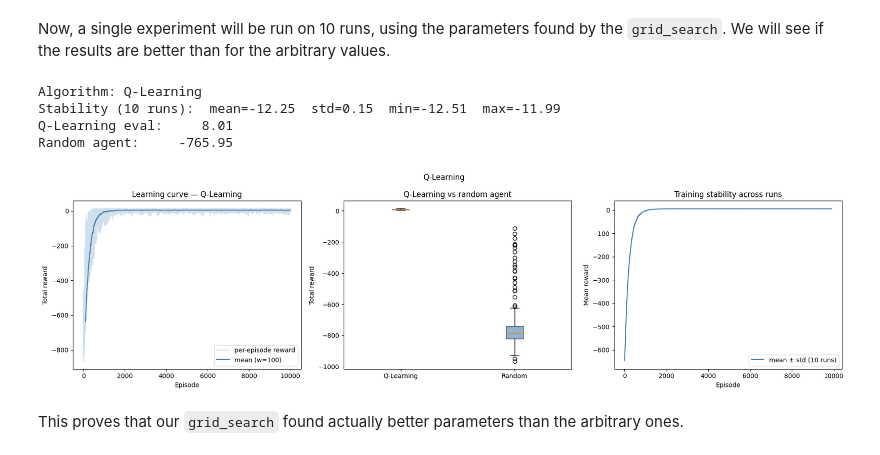
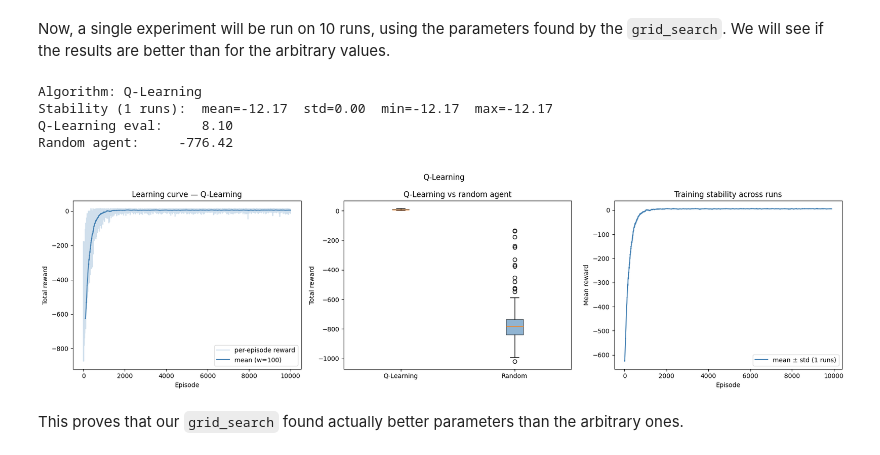
Before and after one commit to pitkwiecien/MachineLearning, a Jupyter notebook: ReinforcementLearning/ReinforcementLearning.ipynb, the cells around one changed output. Cells and saved outputs as stored; diff of their text form; code cells hidden in the pictures.

```diff
--- a/ReinforcementLearning/ReinforcementLearning.ipynb
+++ b/ReinforcementLearning/ReinforcementLearning.ipynb
@@ -146,20 +146,20 @@ Now, a single experiment will be run on 10 runs, using the parameters found by t
 # %%
 config = TrainingConfig(
     alpha=0.1,
     gamma=0.950,
     epsilon_decay=0.9950,
     epsilon_end=0.05
 )
-experiment = Experiment("Taxi-v4", config=TrainingConfig(), n_runs=10)
+experiment = Experiment("Taxi-v4", config=config, n_runs=1)
 experiment.run(eval_episodes=500)
 experiment.print_summary()
 experiment.plot_all()
 # %% [output]
 Algorithm: Q-Learning
-Stability (10 runs):  mean=-12.25  std=0.15  min=-12.51  max=-11.99
-Q-Learning eval:     8.01
-Random agent:     -765.95
+Stability (1 runs):  mean=-12.17  std=0.00  min=-12.17  max=-12.17
+Q-Learning eval:     8.10
+Random agent:     -776.42
-[figure, old version]
+[figure, new version]
 # %% [markdown]
 This proves that our `grid_search` found actually better parameters than the arbitrary ones.
 # %% [markdown]
```
Also changed, not shown: parts of 4 cells of this notebook.
